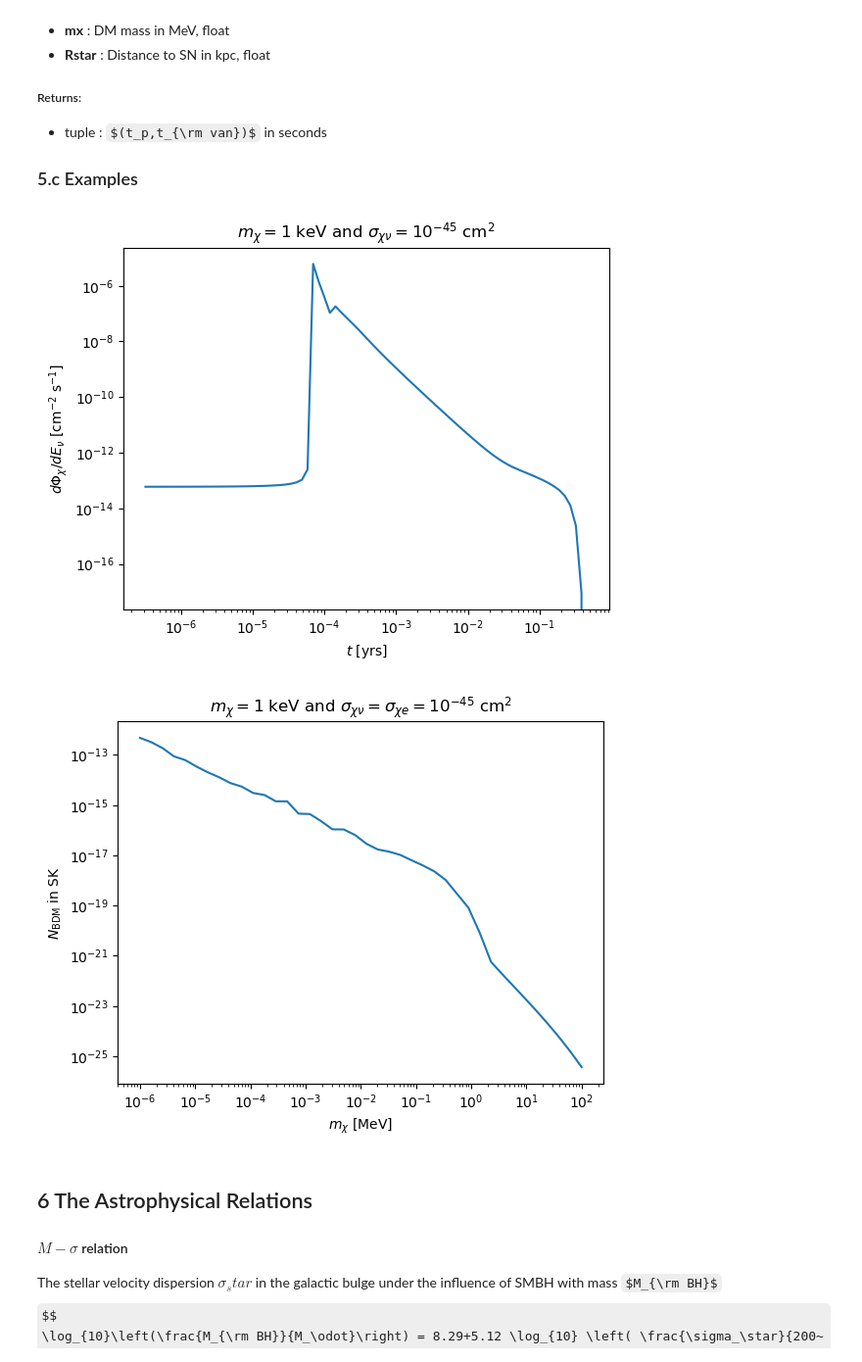
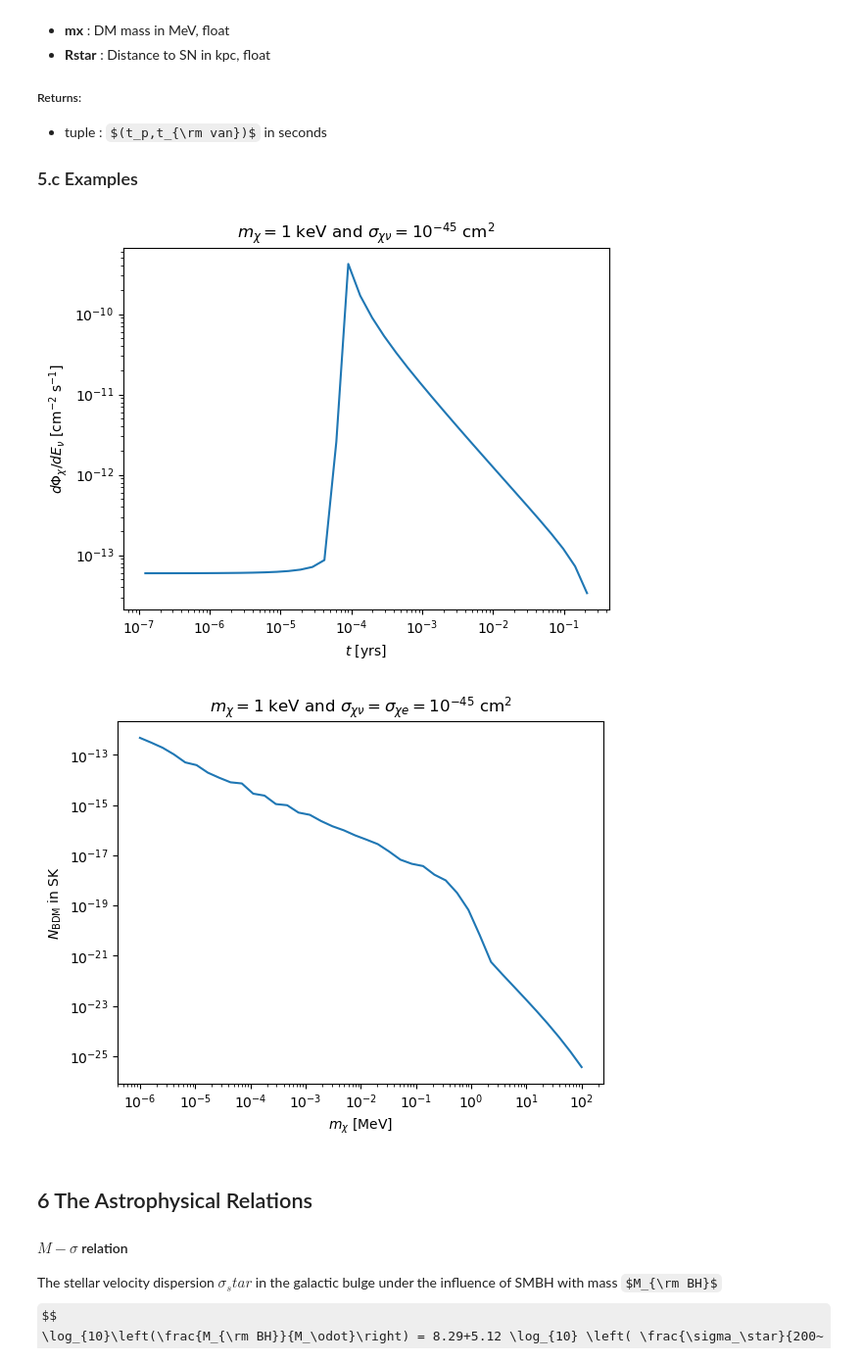
Before and after one commit to yenhsunlin/snorer, a Jupyter notebook: examples/tutorial.ipynb, the cells around one changed output. Shown at 98% size. Drawn from its saved outputs; the diff is of its cells as text; code cells hidden in the pictures; some formulas as TeX source.

```diff
--- a/examples/tutorial.ipynb
+++ b/examples/tutorial.ipynb
@@ -493,51 +493,52 @@ Note the event number is normalized to $N_e=1$ and $\sigma_{\chi e}=1~{\rm cm^2}
 # %%
 # Evaluate SNv BDM flux from various position
 Tx,mx=15,1e-3
 Rstar=8.5
 beta=0
-_,tvan=snorer.get_tof(Tx,mx,8.5)
-tList = np.logspace(1,np.log10(tvan),80)
+tp,tvan=snorer.get_tof(Tx,mx,Rstar)
+tList = np.logspace(np.log10(tp/500),np.log10(tvan),40)[:-2]
 
 # # multiprocessing, default is sigxv = 1e-45 cm^2
 pool = mp.Pool(8)
-BDMflux = pool.map(partial(snorer.flux,Tx=Tx,mx=mx,Rstar=Rstar,beta=beta,neval=18000),tList)
+BDMflux = pool.map(partial(snorer.flux,Tx=Tx,mx=mx,Rstar=Rstar,beta=beta,neval=10000),tList)
 
-# save data for later use
-#np.savetxt('BDMflux_mx_1keV_sigxv_1e-45_spike.txt', np.vstack((tList,BDMflux)).T,fmt='%.5e     %.5e', header='t [s]      flux [1/MeV/cm^2/s]')
-# load previously saved data
-#BDMflux = np.loadtxt('BDMflux_mx_1keV_sigxv_1e-45_spike.txt').T
+#save data for later use
+np.savetxt('BDMflux_mx_1keV_sigxv_1e-45_spike.txt', np.vstack((tList,BDMflux)).T,fmt='%.5e     %.5e', header='t [s]      flux [1/MeV/cm^2/s]')
+#load previously saved data
+BDMflux = np.loadtxt('BDMflux_mx_1keV_sigxv_1e-45_spike.txt').T
 
 #　Make the plot
-plt.plot(tList/snorer.constant.year2Seconds,BDMflux)
-#plt.plot(BDMflux[0]/snorer.constant.year2Seconds,BDMflux[1])  # plot from loaded data
+#plt.plot(tList/snorer.constant.year2Seconds,BDMflux)
+plt.plot(BDMflux[0]/snorer.constant.year2Seconds,BDMflux[1])  # plot from loaded data
 plt.xscale('log')
 plt.yscale('log')
 plt.title(r'$m_\chi = 1$ keV and $\sigma_{\chi\nu}=10^{-45}$ cm$^2$')
 plt.xlabel(r'$t$ [yrs]')
 plt.ylabel(r'$d\Phi_\chi/dE_\nu$ [cm$^{-2}$ s$^{-1}$]')
 plt.show()
 # %% [output]
-[figure, old version]
+[figure, new version]
 # %%
-# # Evaluate SNv BDM flux from various position
+# Evaluate SNv BDM event from various position
 Rstar=8.5
 beta=0
 mxList = np.logspace(-6,2,40)
 
 # # multiprocessing, default is sigxv = 1e-45 cm^2
 pool = mp.Pool(8)
-BDMevent = pool.map(partial(snorer.event,Rstar=Rstar,beta=beta,is_spike=False,neval=40000),mxList)
+BDMevent = pool.map(partial(snorer.event,Rstar=Rstar,beta=beta,is_spike=False,neval=30000),mxList)
 
 Ne = 7e33                                # SK total electron number
 sigxe = 1e-45                            # DM-e cross section
 BDMevent = np.array(BDMevent)*Ne*sigxe   # Total event in SK
 # save data for later use
-#np.savetxt('BDMevent_SK_mx_1keV_sigxv_1e-45_sigxe_1e-45_nospike.txt', np.vstack((mxList,BDMevent)).T,fmt='%.5e     %.5e', header='mx [MeV]         event [#]')
+np.savetxt('BDMevent_SK_mx_1keV_sigxv_1e-45_sigxe_1e-45_nospike.txt', np.vstack((mxList,BDMevent)).T,fmt='%.5e     %.5e', header='mx [MeV]         event [#]')
 # load previously saved data
-# BDMevent = np.loadtxt('BDMevent_SK_mx_1keV_sigxv_1e-45_sigxe_1e-45_nospike.txt').T
+BDMevent = np.loadtxt('BDMevent_SK_mx_1keV_sigxv_1e-45_sigxe_1e-45_nospike.txt').T
 
-plt.plot(mxList,BDMevent)
-#plt.plot(BDMevent[0],BDMevent[1])
+# make the plot
+#plt.plot(mxList,BDMevent)
+plt.plot(BDMevent[0],BDMevent[1])
 plt.xscale('log')
 plt.yscale('log')
 plt.title(r'$m_\chi = 1$ keV and $\sigma_{\chi\nu}=\sigma_{\chi e}=10^{-45}$ cm$^2$')
@@ -545,7 +546,7 @@ plt.xlabel(r'$m_\chi$ [MeV]')
 plt.ylabel(r'$N_{\rm BDM}$ in SK')
 plt.show()
 # %% [output]
-[figure, old version]
+[figure, new version]
 # %% [markdown]
 ## 6 The Astrophysical Relations
 
```
Also changed, not shown: parts of 15 cells of this notebook.
